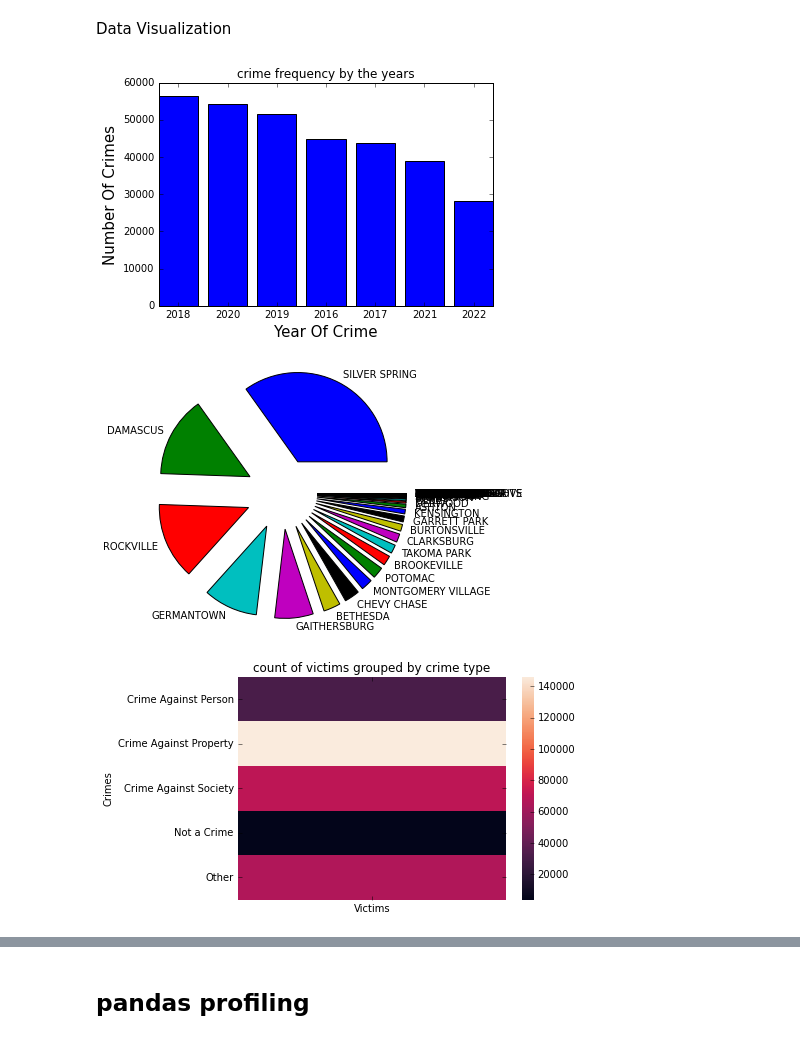
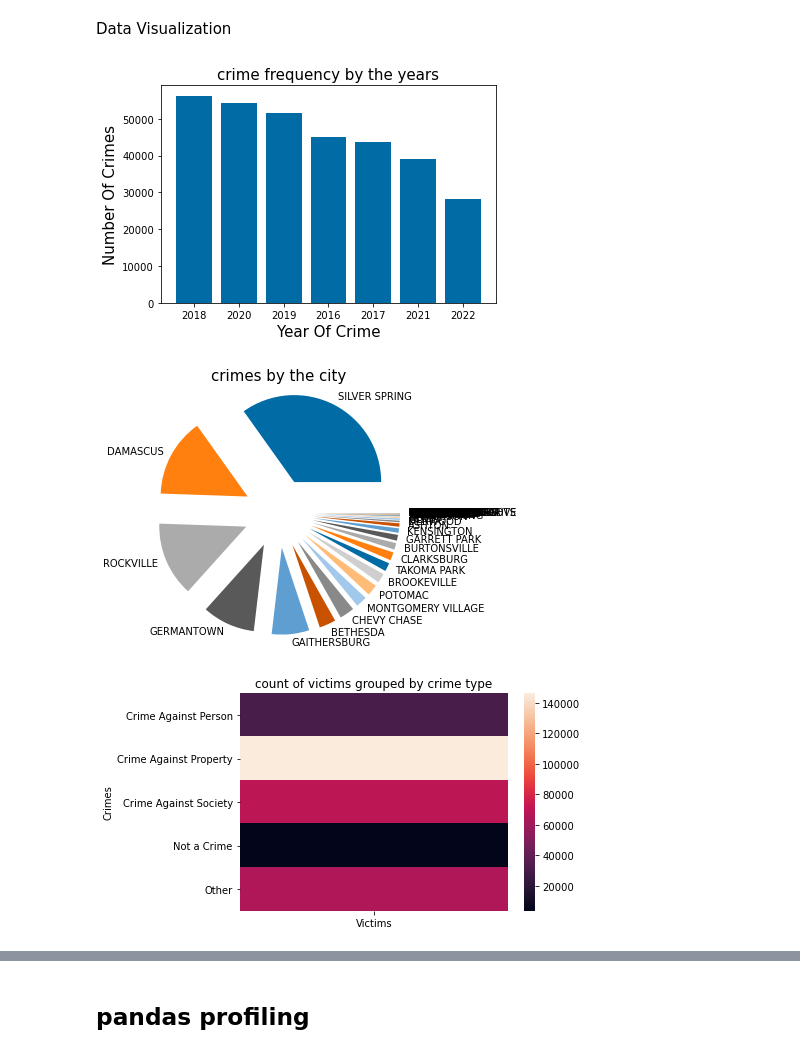
Before and after one commit to GhadahMajid/Bootcamp-Project-2-Crime-Dataset-EDA, a Jupyter notebook: Project2_Notebook.ipynb, the cells around one changed output, grey strips where cells are left out. Drawn from its saved outputs; the diff is of its cells as text; code cells hidden in the pictures.

```diff
--- a/Project2_Notebook.ipynb
+++ b/Project2_Notebook.ipynb
@@ -12,7 +12,7 @@ from matplotlib import style
 # %% [markdown]
 ## Initializing Visualization Set
 # %%
-plt.style.use('classic')
+plt.style.use('tableau-colorblind10')
 # %%
 df = pd.read_csv('Crime.csv')
 # %% [markdown]
@@ -119,6 +119,6 @@ memory usage: 72.8+ MB
 # %% [markdown]
 ## Drop irrelevant data
 # %%
-df_drop = df.drop(columns=['CR Number','Offence Code','NIBRS Code','Dispatch Date / Time','Zip Code', 'Sector','Beat','PRA','Location','Street Prefix','Street Suffix','Address Number','Latitude','Longitude','Block Address','Crime Name3','Crime Name1'], axis=1)
-df_drop.head()
+df.drop(columns=['CR Number','Offence Code','NIBRS Code','Dispatch Date / Time','Zip Code', 'Sector','Beat','PRA','Location','Street Prefix','Street Suffix','Address Number','Latitude','Longitude','Block Address'], axis=1, inplace=True)
+df.head()
 # %% [output]
@@ -231,16 +230,17 @@ Data Visualization
 # %%
 #1
 plt.bar(df['Year'].unique(),df['Year'].value_counts())
-plt.title('crime frequency by the years')
+plt.title('crime frequency by the years',size=15)
 plt.xlabel('Year Of Crime',size=15)
 plt.ylabel('Number Of Crimes',size=15);
 # %% [output]
-[figure, old version]
+[figure, new version]
 # %%
 #2
 plt.pie(df['City'].value_counts(), labels=df['City'].unique(), explode=np.linspace(0.4,0.4,70));
+plt.title('crimes by the city\n',size=15);
 # %% [output]
-[figure, old version]
+[figure, new version]
 # %%
 #3
 #count of crime group by type
@@ -249,7 +249,7 @@ sns.heatmap(group);
 plt.title("count of victims grouped by crime type");
 plt.ylabel('Crimes');
 # %% [output]
-[figure, old version]
+[figure, new version]
 # %%
 #4
 #Embezzlement crime on period (2020-2021-2022)
```
Also changed, not shown: parts of 14 cells of this notebook.
